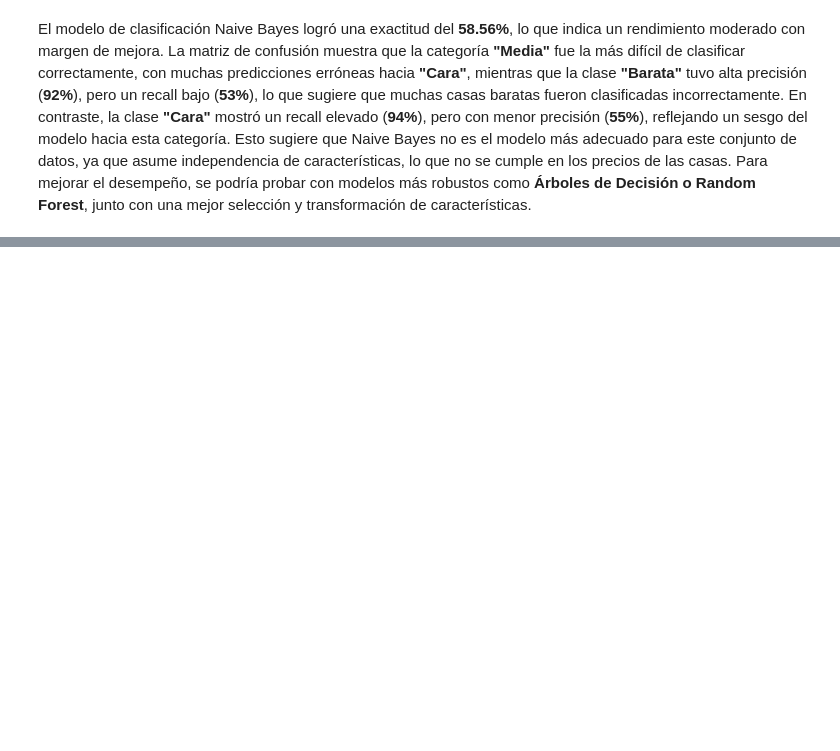
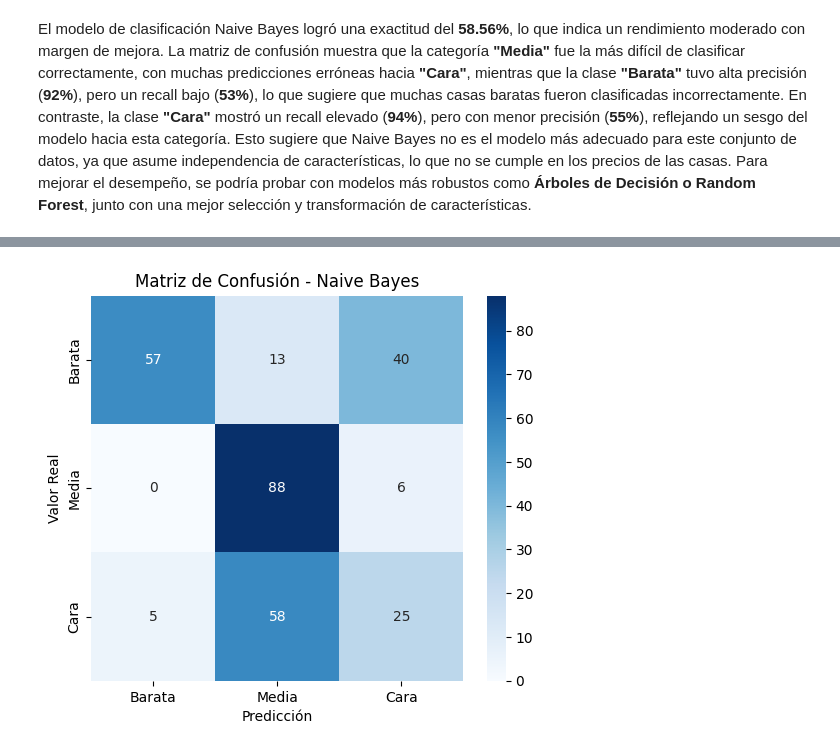
Before and after one commit to michellemej22596/HT3-MineriaDeDatos, a Jupyter notebook: HT5/Actividades4-7.ipynb, the cells around one changed output, grey strips where cells are left out. Saved outputs shown, nothing was run; the diff lists cells and outputs as text; code cells hidden in the pictures; blank space fills up the shorter version.

```diff
--- a/HT5/Actividades4-7.ipynb
+++ b/HT5/Actividades4-7.ipynb
@@ -110,0 +114,98 @@ El modelo de clasificación Naive Bayes logró una exactitud del **58.56%**, lo
+# %%
+import pandas as pd
+import numpy as np
+import os
+from sklearn.model_selection import train_test_split
+from sklearn.preprocessing import LabelEncoder, OneHotEncoder, StandardScaler
+from sklearn.naive_bayes import GaussianNB
+from sklearn.metrics import accuracy_score, confusion_matrix, classification_report
+import seaborn as sns
+import matplotlib.pyplot as plt
+
+# Ruta del dataset
+file_path = "../dataset/train.csv"
+
+# Verificar si el archivo existe
+if not os.path.exists(file_path):
+    raise FileNotFoundError(f"⚠️ No se encontró el archivo: {file_path}. Asegúrate de que está en la carpeta correcta.")
+
+# Cargar el dataset
+df = pd.read_csv(file_path)
+print("✅ Dataset cargado con éxito.")
+
+if "Precio_Categorizado" not in df.columns:
+    print("⚠️ 'Precio_Categorizado' no encontrado. Generando la columna...")
+    df["Precio_Categorizado"] = pd.qcut(df["SalePrice"], q=3, labels=["Barata", "Media", "Cara"])
+    print("✅ 'Precio_Categorizado' creada y guardada en el dataset.")
+
+
+X = df.drop(columns=["Precio_Categorizado", "SalePrice"])
+y = df["Precio_Categorizado"]
+
+# Dividir en conjunto de entrenamiento y prueba (80%-20%)
+X_train, X_test, y_train, y_test = train_test_split(X, y, test_size=0.2, random_state=42)
+
+print("✅ Conjunto de datos dividido en entrenamiento y prueba.")
+
+# Identificar columnas numéricas y categóricas
+numeric_cols = X_train.select_dtypes(include=["int64", "float64"]).columns
+categorical_cols = X_train.select_dtypes(include=["object"]).columns
+
+# Rellenar valores nulos
+X_train[numeric_cols] = X_train[numeric_cols].fillna(X_train[numeric_cols].median(numeric_only=True))
+X_test[numeric_cols] = X_test[numeric_cols].fillna(X_train[numeric_cols].median(numeric_only=True))
+
+X_train[categorical_cols] = X_train[categorical_cols].fillna("Desconocido")
+X_test[categorical_cols] = X_test[categorical_cols].fillna("Desconocido")
+
+print("✅ Valores nulos manejados correctamente.")
+
+encoder = OneHotEncoder(handle_unknown="ignore", sparse_output=False)
+X_train_categorical = encoder.fit_transform(X_train[categorical_cols])
+X_test_categorical = encoder.transform(X_test[categorical_cols])
+
+X_train_categorical = pd.DataFrame(X_train_categorical)
+X_test_categorical = pd.DataFrame(X_test_categorical)
+
+print("✅ Variables categóricas codificadas correctamente.")
+
+scaler = StandardScaler()
+X_train_numeric = scaler.fit_transform(X_train[numeric_cols])
+X_test_numeric = scaler.transform(X_test[numeric_cols])
+
+X_train_numeric = pd.DataFrame(X_train_numeric)
+X_test_numeric = pd.DataFrame(X_test_numeric)
+
+print("✅ Variables numéricas normalizadas.")
+
+X_train_final = pd.concat([X_train_numeric, X_train_categorical], axis=1)
+X_test_final = pd.concat([X_test_numeric, X_test_categorical], axis=1)
+
+print("✅ Matriz de características final creada.")
+
+nb_model = GaussianNB()
+nb_model.fit(X_train_final, y_train)
+
+print("✅ Modelo Naive Bayes entrenado.")
+
+y_pred = nb_model.predict(X_test_final)
+
+accuracy = accuracy_score(y_test, y_pred)
+print(f"📊 Exactitud del modelo: {accuracy:.4f}")
+
+# Matriz de confusión
+conf_matrix = confusion_matrix(y_test, y_pred)
+print("🔹 Matriz de Confusión:")
+print(conf_matrix)
+
+# Reporte de clasificación
+print("🔹 Reporte de Clasificación:")
+print(classification_report(y_test, y_pred))
+
+plt.figure(figsize=(6, 5))
+sns.heatmap(conf_matrix, annot=True, cmap="Blues", fmt="d", xticklabels=["Barata", "Media", "Cara"], yticklabels=["Barata", "Media", "Cara"])
+plt.xlabel("Predicción")
+plt.ylabel("Valor Real")
+plt.title("Matriz de Confusión - Naive Bayes")
+plt.show()
+# %% [output]
@@ -110,0 +229 @@ El modelo de clasificación Naive Bayes logró una exactitud del **58.56%**, lo
+[figure, added]
```
Also changed, not shown: parts of 3 cells of this notebook.
